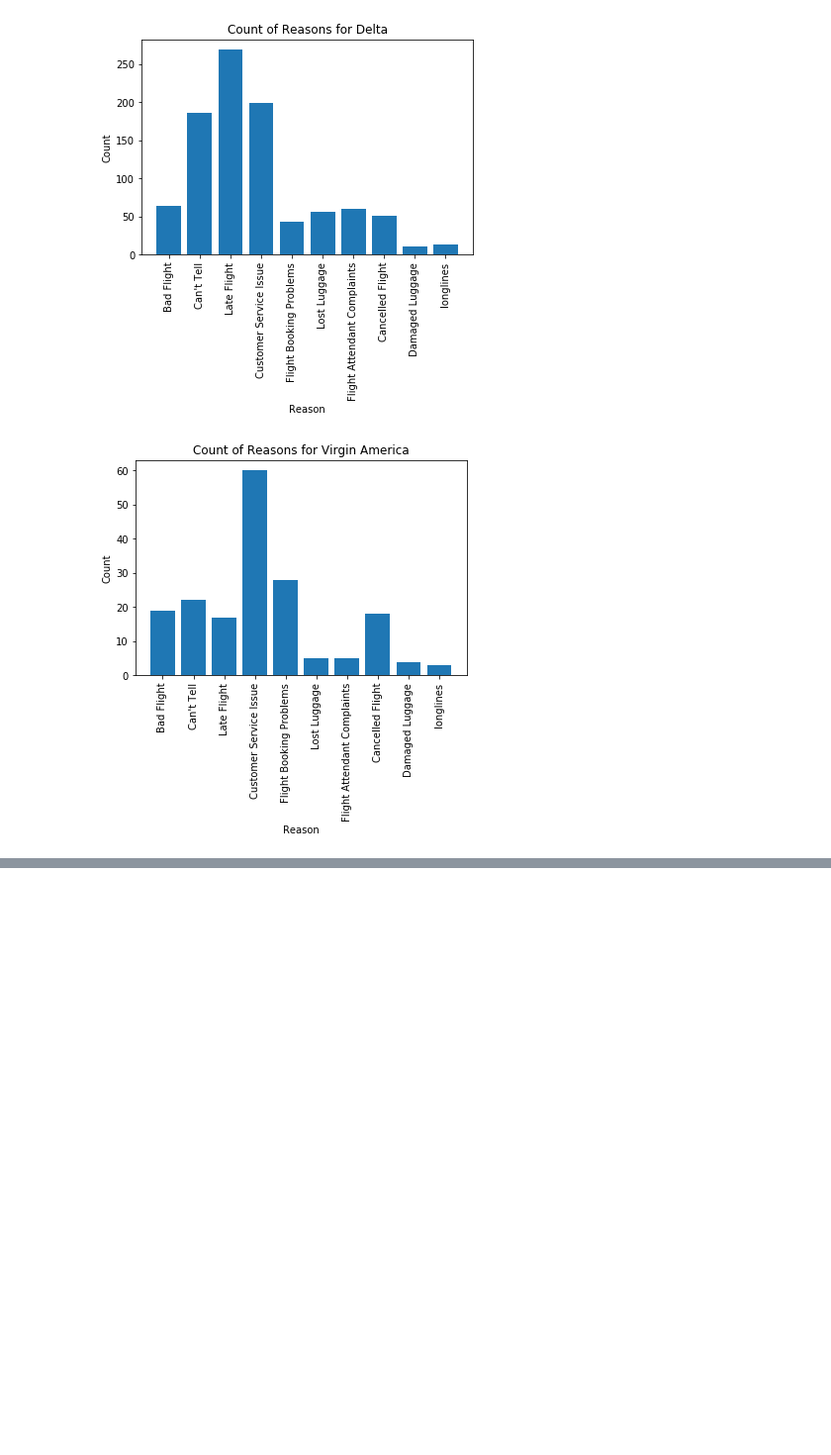
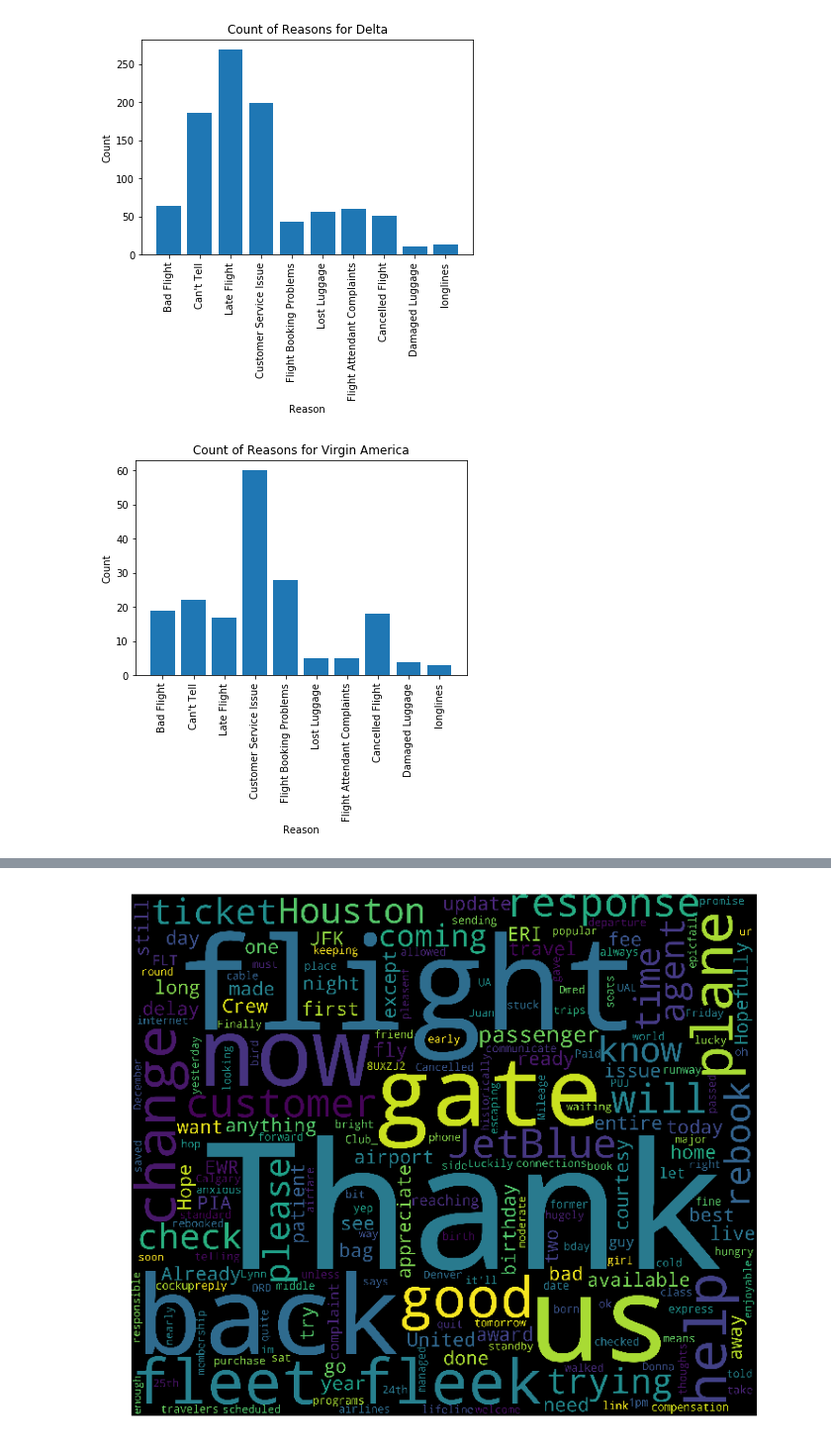
Before and after one commit to zlapp/Twitter-US-Airlines-Sentiment, a Jupyter notebook: Twitter-US-Airlines-Sentiment.ipynb, the cells around one changed output, grey strips where cells are left out. Shown at 99% size. Drawn from its saved outputs; the diff is of its cells as text; code cells hidden in the pictures; blank space fills up the shorter version.

```diff
--- a/Twitter-US-Airlines-Sentiment.ipynb
+++ b/Twitter-US-Airlines-Sentiment.ipynb
@@ -179,0 +167,4 @@ plt.show()
+# %%
+plt_wordcloud('negative',0.5)
+# %% [output]
+[figure, added]
```
Also changed, not shown: parts of 11 cells of this notebook.
